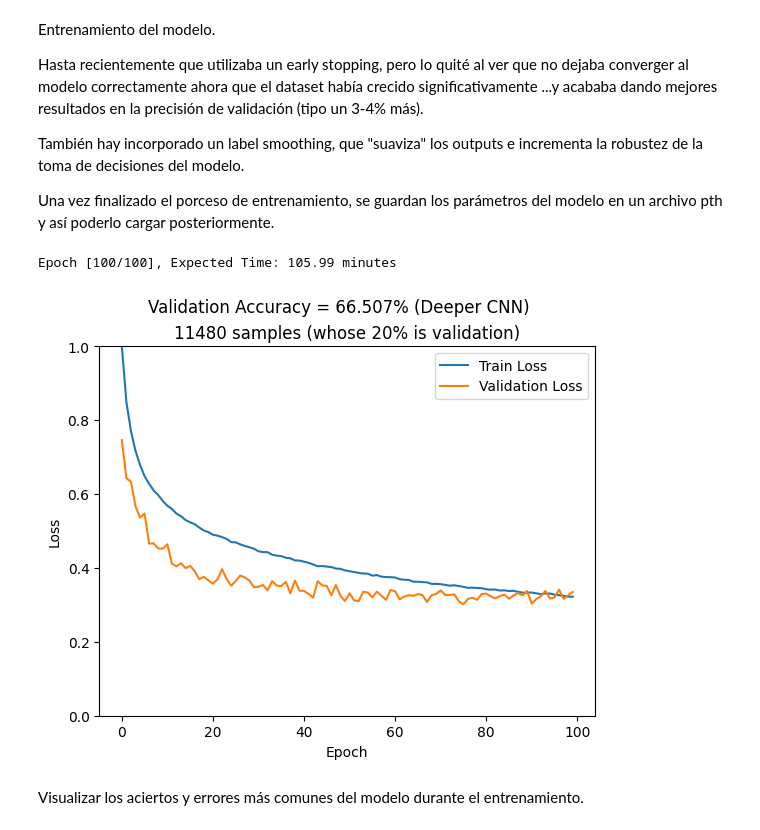
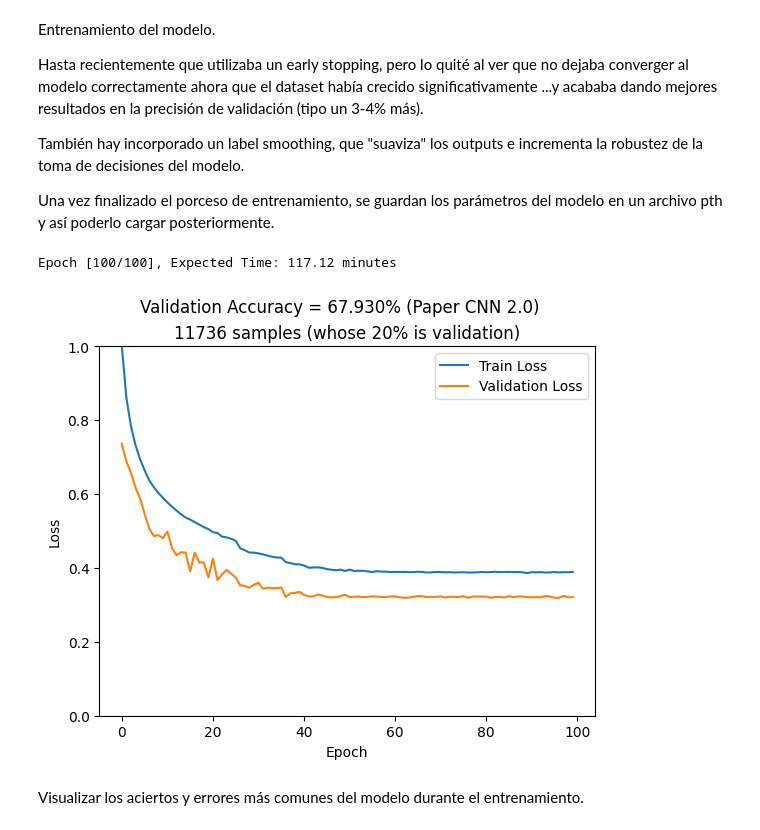
Before and after one commit to bjporu/TFG, a Jupyter notebook: CNN.ipynb, the cells around one changed output. Cells and saved outputs as stored; diff of their text form; code cells hidden in the pictures.

Commit message:
CNN Paper + Versión mejorada + Nuevos Audios

```diff
--- a/CNN.ipynb
+++ b/CNN.ipynb
@@ -97,6 +97,9 @@ songs = [
     # Pag 2
     Song("Husk", "Black Foxxes"),
     Song("Mrs. Robinson", "The Lemonheads"),
+    Song("Always Love", "Nada Surf"),
+    Song("Enjoy The Silence (Nada Surf)", "Nada Surf"),
+    Song("Pine", "Basement"),
     Song("Boys In The Better Land", "Fontaines D.C."),
     Song("1 de enero", "Yawners"),
     Song("Suena Mejor", "Yawners"),
@@ -572,10 +670,11 @@ device = torch.device("cuda" if torch.cuda.is_available() else "cpu")
 train_dataset = TensorDataset(X_train, y_train)
 val_dataset = TensorDataset(X_val, y_val)
 
-train_loader = DataLoader(train_dataset, batch_size=32, shuffle=True)
-val_loader = DataLoader(val_dataset, batch_size=32, shuffle=False)
+# train_loader = DataLoader(train_dataset, batch_size=32, shuffle=True)
+# val_loader = DataLoader(val_dataset, batch_size=32, shuffle=False)
 
-# print(val_loader.shape)
+train_loader = DataLoader(train_dataset, batch_size=64, shuffle=True, num_workers=2, pin_memory=True)
+val_loader = DataLoader(val_dataset, batch_size=64, shuffle=False, num_workers=2, pin_memory=True)
 
 # Create model
 # model = ChordClassifier(num_classes=len(chord_mapping)).to(device)
@@ -588,11 +687,20 @@ criterion = nn.CrossEntropyLoss(label_smoothing=0.1)  # Normalized weights / Lab
 # Define loss and optimizer
 optimizer = optim.Adam(model.parameters(), lr=0.001)
 
+# Scheduler for learning rate adjustment
+scheduler = torch.optim.lr_scheduler.ReduceLROnPlateau(
+    optimizer,
+    mode='min',
+    factor=0.5,
+    patience=3,
+    verbose=True
+)
+
 # Early stopping parameters
-patience = 5
-min_delta = 0.01
-best_train_loss = float('inf')
-epochs_without_improvement = 0
+# patience = 5
+# min_delta = 0.01
+# best_train_loss = float('inf')
+# epochs_without_improvement = 0
 
 # Training loop
 num_epochs = 100
@@ -648,6 +756,9 @@ for epoch in range(num_epochs):
     val_accuracy = correct / total
     val_list.append(1 - val_accuracy)
 
+    # Step scheduler
+    scheduler.step(val_list[-1])
+
     clear_output(wait=True)
 
     # if len(val_list) > 15:
@@ -662,37 +773,37 @@ for epoch in range(num_epochs):
     #         epochs_without_improvement = 0
 
     #         # Save best model
     #         torch.save(model.state_dict(), 'best_model.pth')
     #     else:
     #         epochs_without_improvement += 1
 
     #     if epochs_without_improvement >= patience:
     #         print(f"Early stopping at epoch {epoch+1}")
     #         break
 
     # Plot progress
 
     # if len(val_list) > 10:
     #     print(f'Average plateau accuracy: {((1 - np.mean(val_list[-10:]))* 100):.3f}%')
 
     current_time = time.time()
     print(f"Epoch [{epoch+1}/{num_epochs}], Expected Time: {((current_time - start_time) * (num_epochs/(epoch+1))) / 60 :.2f} minutes")
 
     plt.plot(np.array(train_losses) / np.max(train_losses), label='Train Loss')
     plt.plot(np.array(val_list), label='Validation Loss')
 
     plt.xlabel('Epoch')
     plt.ylabel('Loss')
     plt.ylim(0,1)
     plt.title(f'{total_samples} samples (whose 20% is validation)')
-    plt.suptitle(f'Validation Accuracy = {(val_accuracy * 100):.3f}% (Deeper CNN)')
+    plt.suptitle(f'Validation Accuracy = {(val_accuracy * 100):.3f}% (Paper CNN 2.0)')
     plt.legend()
     plt.show()
 
-torch.save(model.state_dict(), 'best_model.pth')
+    torch.save(model.state_dict(), 'papercnn2_0505.pth')
 # %% [output]
-Epoch [100/100], Expected Time: 105.99 minutes
+Epoch [100/100], Expected Time: 117.12 minutes
-[figure, old version]
+[figure, new version]
 # %% [markdown]
 Visualizar los aciertos y errores más comunes del modelo durante el entrenamiento.
 # %%
```
Also changed, not shown: parts of 7 cells of this notebook, 14 other files.
